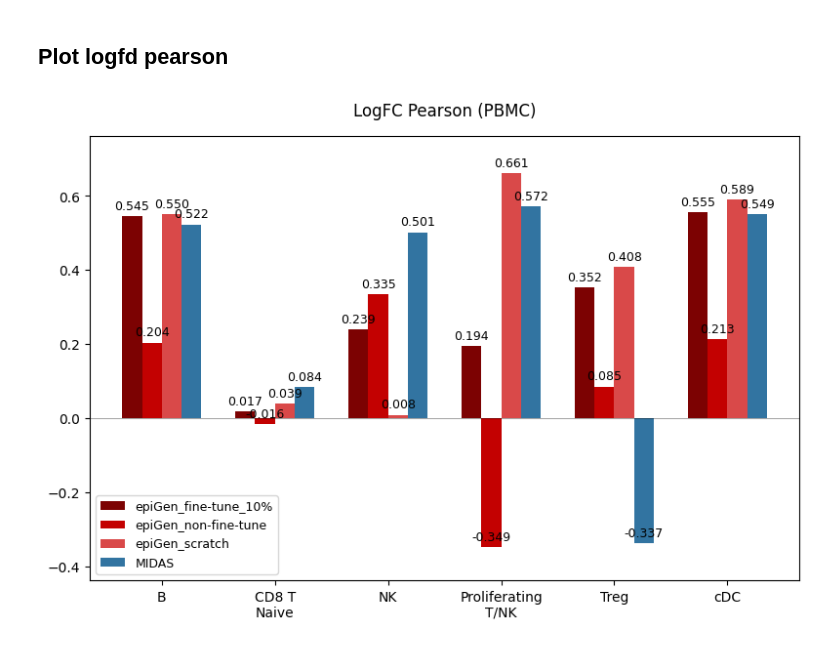
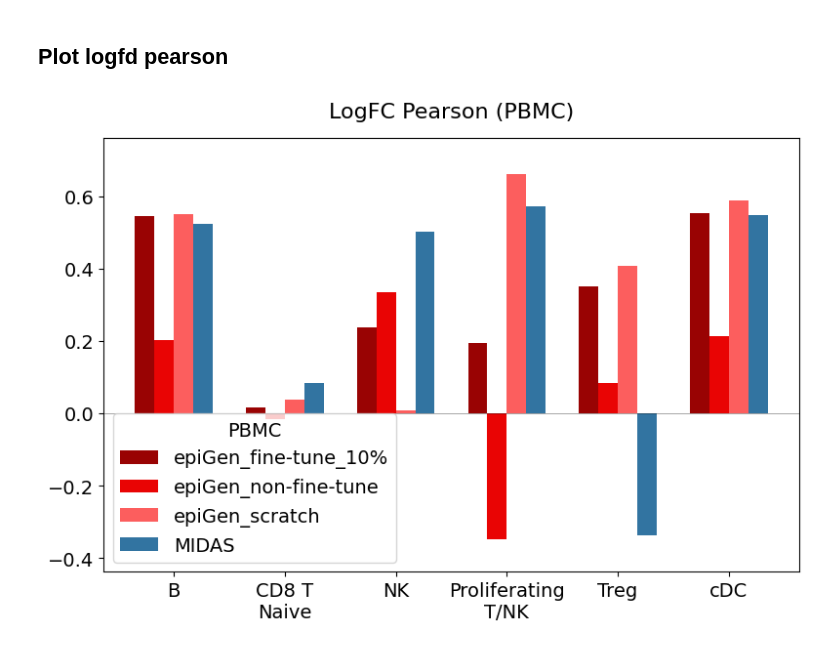
Before and after one commit to yuliyi/epiGen, a Jupyter notebook: epiGen/differential/logfd_pearson.ipynb, the cells around one changed output. Cells and saved outputs as stored; diff of their text form; code cells hidden in the pictures.

```diff
--- a/epiGen/differential/logfd_pearson.ipynb
+++ b/epiGen/differential/logfd_pearson.ipynb
@@ -11,44 +11,92 @@ epiGen_noff = [0.2038, -0.0159, 0.3348, -0.3489, 0.0852, 0.2129]
 epiGen_ff = [0.5453, 0.0174, 0.2389, 0.1943, 0.3516, 0.5546]
 MIDAS = [0.5225, 0.0841, 0.5011, 0.5715, -0.3374, 0.5492]
 # Define color palette for the groups
-colors = ["#7C0202", "#c30101", "#d94949", '#3274a1']
+colors = ["#990303", "#e90404", "#fc5e5e", '#3274a1']
 
 fig, ax = plt.subplots(figsize=(8, 6))
 
 # Set x-axis positions and individual bar width
 x = np.arange(len(cell_types))
 width = 0.35
 
 # Create grouped bar charts with appropriate offsets
 bars1 = ax.bar(x - width*3/4, epiGen_ff, width/2, label='epiGen_fine-tune_10%', color=colors[0])
 bars2 = ax.bar(x - width/4, epiGen_noff, width/2, label='epiGen_non-fine-tune', color=colors[1])
 bars3 = ax.bar(x + width/4, epiGen_scratch, width/2, label='epiGen_scratch', color=colors[2])
 bars4 = ax.bar(x + width*3/4, MIDAS, width/2, label='MIDAS', color=colors[3])
 
+custom_offsets = {
+    # CD8 T Naive (index=1)
+    ('epiGen_ff', 1): (0, 0, 'bottom'),
+    ('epiGen_scratch', 1): (-2, 11, 'bottom'),
+    ('MIDAS', 1): (0, 15, 'bottom'),
+
+    # B (index=0)
+    ('epiGen_ff', 0): (0, 0, 'bottom'),
+    ('epiGen_scratch', 0): (0, 12, 'bottom'),
+    ('MIDAS', 0): (0, 0, 'bottom'),
+
+    # Proliferating T/NK
+    ('epiGen_noff', 3): (0, -12, 'bottom'),
+
+    # cDC
+    ('epiGen_scratch', 5): (0, 10, 'bottom'),
+}
+
+bar_groups = [
+    ('epiGen_ff', bars1),
+    ('epiGen_noff', bars2),
+    ('epiGen_scratch', bars3),
+    ('MIDAS', bars4)
+]
 # Add data labels to each bar
-for bar in bars1 + bars2 + bars3 + bars4:
-    height = bar.get_height()
-    ax.annotate(f'{height:.3f}',
-                xy=(bar.get_x() + bar.get_width() / 2, height),
-                xytext=(0, 3),
-                textcoords="offset points",
-                ha='center', va='bottom',
-                fontsize=9)
+for model_name, bars in bar_groups:
+    for idx, bar in enumerate(bars):
+        height = bar.get_height()
+
+        if height >= 0:
+            y_base = height
+            va_default = 'bottom'
+            xytext_default = (0, 3)
+        else:
+            y_base = height
+            va_default = 'top'
+            xytext_default = (0, -3)
+
+        key = (model_name, idx)
+        if key in custom_offsets:
+            x_off, y_off, va_custom = custom_offsets[key]
+            xytext_final = (x_off, y_off)
+            va_final = va_custom
+        else:
+            xytext_final = xytext_default
+            va_final = va_default
+
+        # ax.annotate(
+        #     f'{height:.3f}',
+        #     xy=(bar.get_x() + bar.get_width() / 2, y_base),
+        #     xytext=xytext_final,
+        #     textcoords="offset points",
+        #     ha='center',
+        #     va=va_final,
+        #     fontsize=14
+        # )
 
 # Configure titles, labels, and legend
-ax.set_title('LogFC Pearson (PBMC)', fontsize=12, pad=15)
+ax.set_title('LogFC Pearson (PBMC)', fontsize=16, pad=15)
 ax.set_xticks(x)
-ax.set_xticklabels(cell_types)
-ax.legend(loc='lower left', fontsize=9)
+ax.tick_params(axis='y', labelsize=14)
+ax.set_xticklabels(cell_types, fontsize=14)
+ax.legend(loc='lower left', fontsize=14, title='PBMC', title_fontsize=14)
 ax.axhline(y=0, color='black', linewidth=0.5, linestyle='-', alpha=0.5)
 y_min = min(min(epiGen_scratch), min(MIDAS)) - 0.1
 y_max = max(max(epiGen_scratch), max(MIDAS)) + 0.1
 ax.set_ylim(y_min, y_max)
 ax.grid(False)
 plt.tight_layout()
 plt.subplots_adjust(top=0.85)
 # Save the figure
 plt.savefig('figures/logfc_pearson_comparison.pdf', format='pdf', dpi=300, bbox_inches='tight')
 plt.show()
 # %% [output]
-[figure, old version]
+[figure, new version]
```
